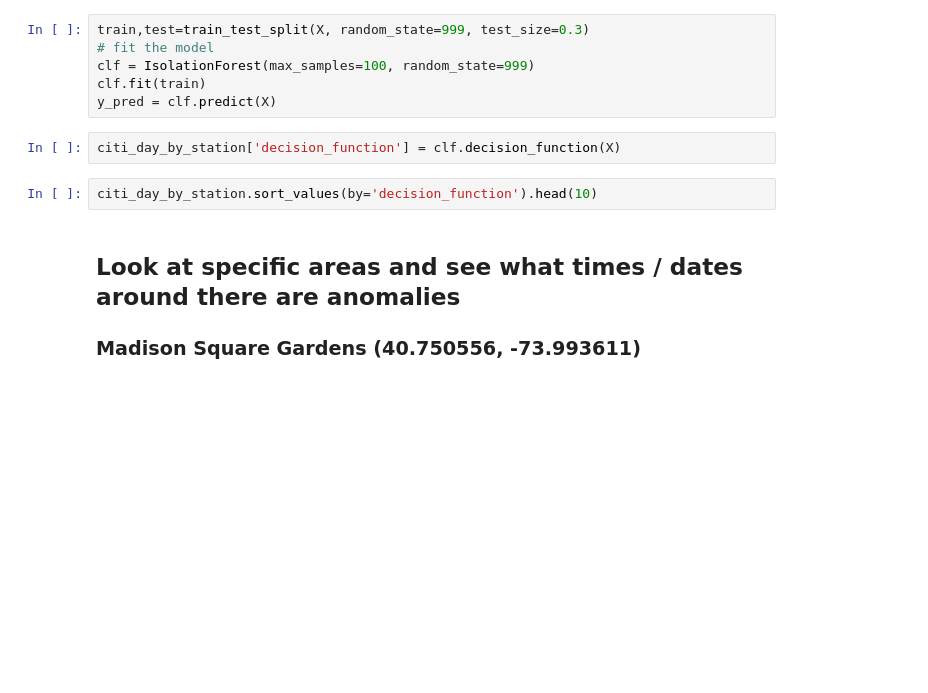
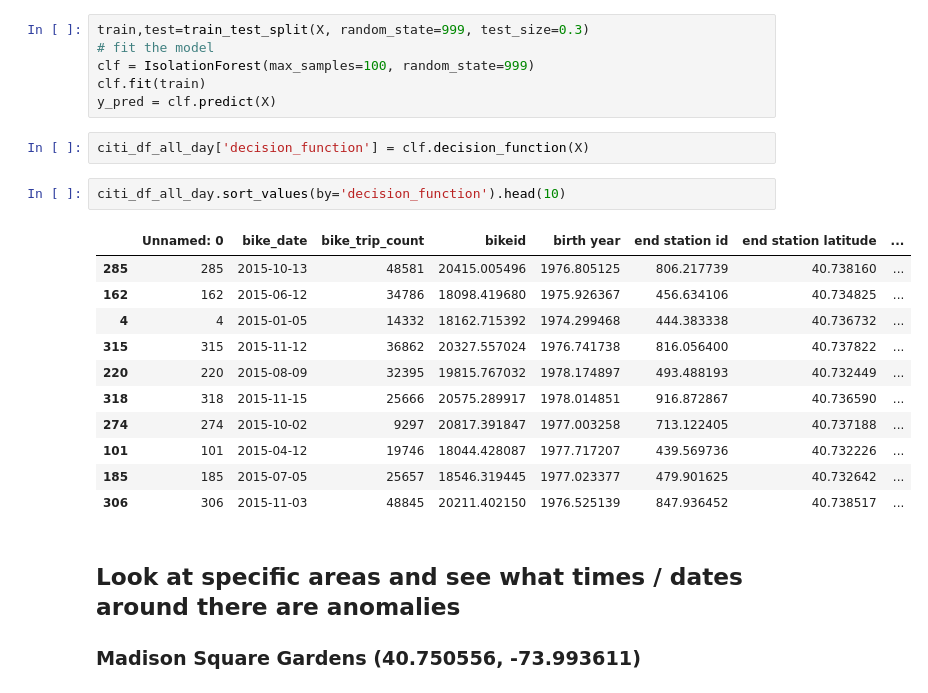
Before and after one commit to gperrin12/anomaly_detection_NYC_transit, a Jupyter notebook: Citi_Month_Stat_Agg.ipynb, the cells around one changed output. Cells and saved outputs as stored; diff of their text form; blank space fills up the shorter version.

```diff
--- a/Citi_Month_Stat_Agg.ipynb
+++ b/Citi_Month_Stat_Agg.ipynb
@@ -288,9 +348,21 @@ clf = IsolationForest(max_samples=100, random_state=999)
 clf.fit(train)
 y_pred = clf.predict(X)
 # %%
-citi_day_by_station['decision_function'] = clf.decision_function(X)
+citi_df_all_day['decision_function'] = clf.decision_function(X)
 # %%
-citi_day_by_station.sort_values(by='decision_function').head(10)
+citi_df_all_day.sort_values(by='decision_function').head(10)
+# %% [output]
+|  | Unnamed: 0 | bike_date | bike_trip_count | bikeid | birth year | end station id | end station latitude | ... |
+| 285 | 285 | 2015-10-13 | 48581 | 20415.005496 | 1976.805125 | 806.217739 | 40.738160 | ... |
+| 162 | 162 | 2015-06-12 | 34786 | 18098.419680 | 1975.926367 | 456.634106 | 40.734825 | ... |
+| 4 | 4 | 2015-01-05 | 14332 | 18162.715392 | 1974.299468 | 444.383338 | 40.736732 | ... |
+| 315 | 315 | 2015-11-12 | 36862 | 20327.557024 | 1976.741738 | 816.056400 | 40.737822 | ... |
+| 220 | 220 | 2015-08-09 | 32395 | 19815.767032 | 1978.174897 | 493.488193 | 40.732449 | ... |
+| 318 | 318 | 2015-11-15 | 25666 | 20575.289917 | 1978.014851 | 916.872867 | 40.736590 | ... |
+| 274 | 274 | 2015-10-02 | 9297 | 20817.391847 | 1977.003258 | 713.122405 | 40.737188 | ... |
+| 101 | 101 | 2015-04-12 | 19746 | 18044.428087 | 1977.717207 | 439.569736 | 40.732226 | ... |
+| 185 | 185 | 2015-07-05 | 25657 | 18546.319445 | 1977.023377 | 479.901625 | 40.732642 | ... |
+| 306 | 306 | 2015-11-03 | 48845 | 20211.402150 | 1976.525139 | 847.936452 | 40.738517 | ... |
 # %% [markdown]
 ## Look at specific areas and see what times / dates around there are anomalies
 ### Madison Square Gardens (40.750556, -73.993611)
```
Also changed, not shown: parts of 30 cells of this notebook.
